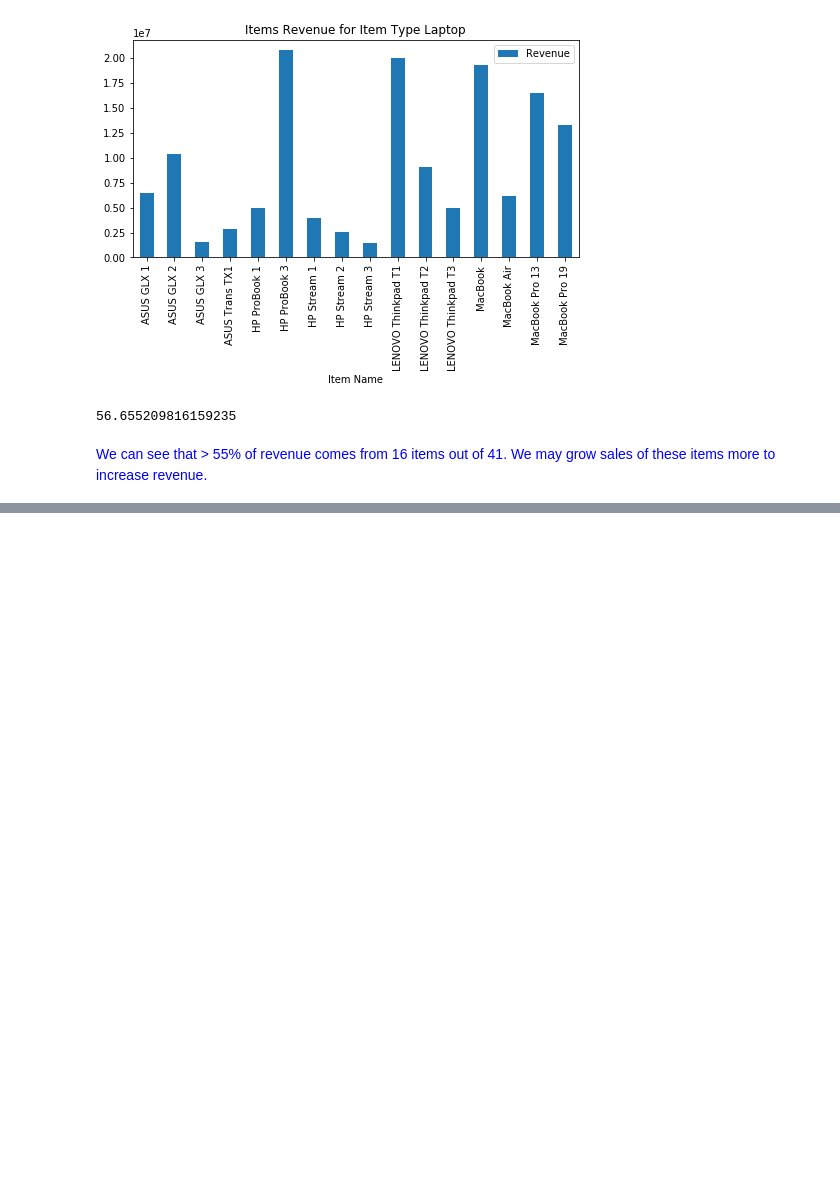
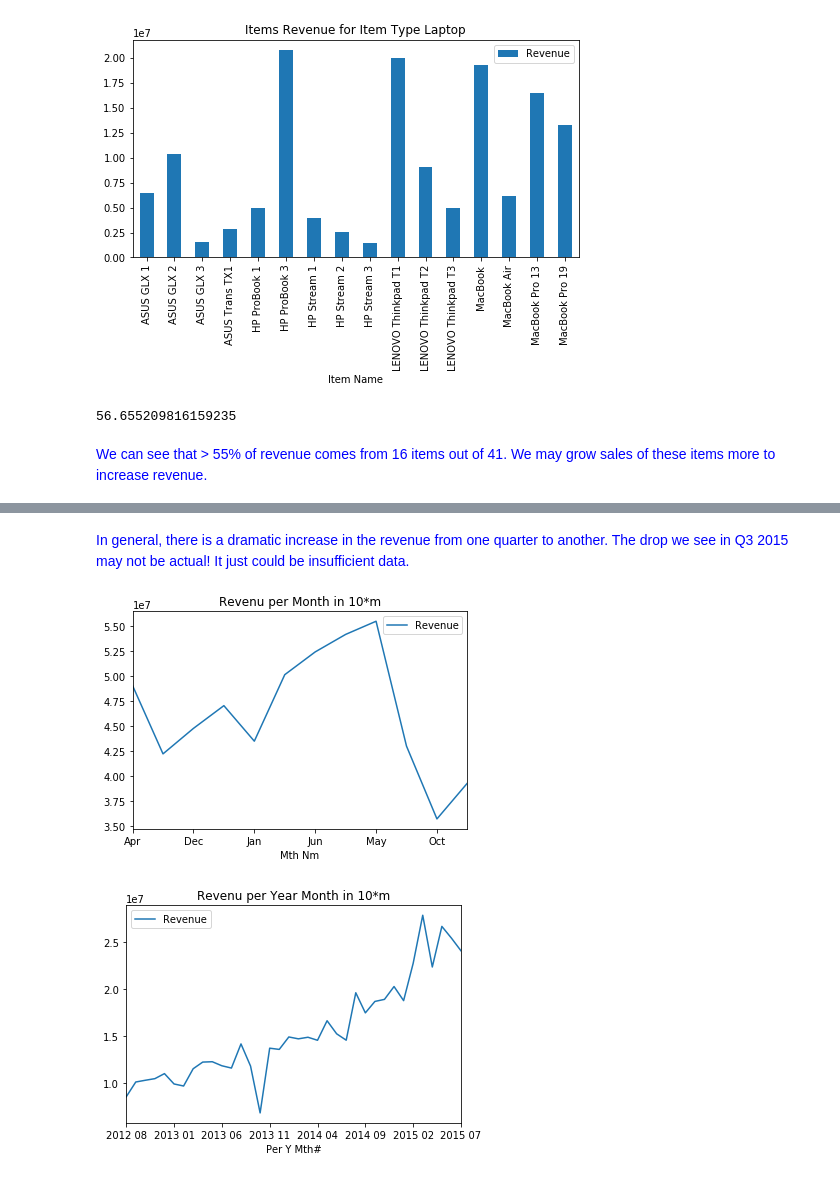
Before and after one commit to AliAlThuwaini/OracleUsecase, a Jupyter notebook: Presentation.ipynb, the cells around one changed output, grey strips where cells are left out. Cells and saved outputs as stored; diff of their text form; code cells hidden in the pictures; blank space fills up the shorter version.

```diff
--- a/Presentation.ipynb
+++ b/Presentation.ipynb
@@ -82,0 +98,14 @@ for i in salestrend['Item Type'].unique():
+# %% [markdown]
+<font color='blue'>
+In general, there is a dramatic increase in the revenue from one quarter to another. The drop we see in Q3 2015 may not be actual! It just could be insufficient data.
+# %%
+#Revenue by Month
+salestrend.groupby('Mth Nm').agg({'Revenue': np.sum}).plot(kind= 'line')
+plt.title('Revenu per Month in 10*m');
+
+#Revenue by Year Month
+salestrend.groupby('Per Y Mth#').agg({'Revenue': np.sum}).plot(kind= 'line')
+plt.title('Revenu per Year Month in 10*m');
+# %% [output]
+[figure, added]
+[figure, added]
```
Also changed, not shown: parts of 10 cells of this notebook.
